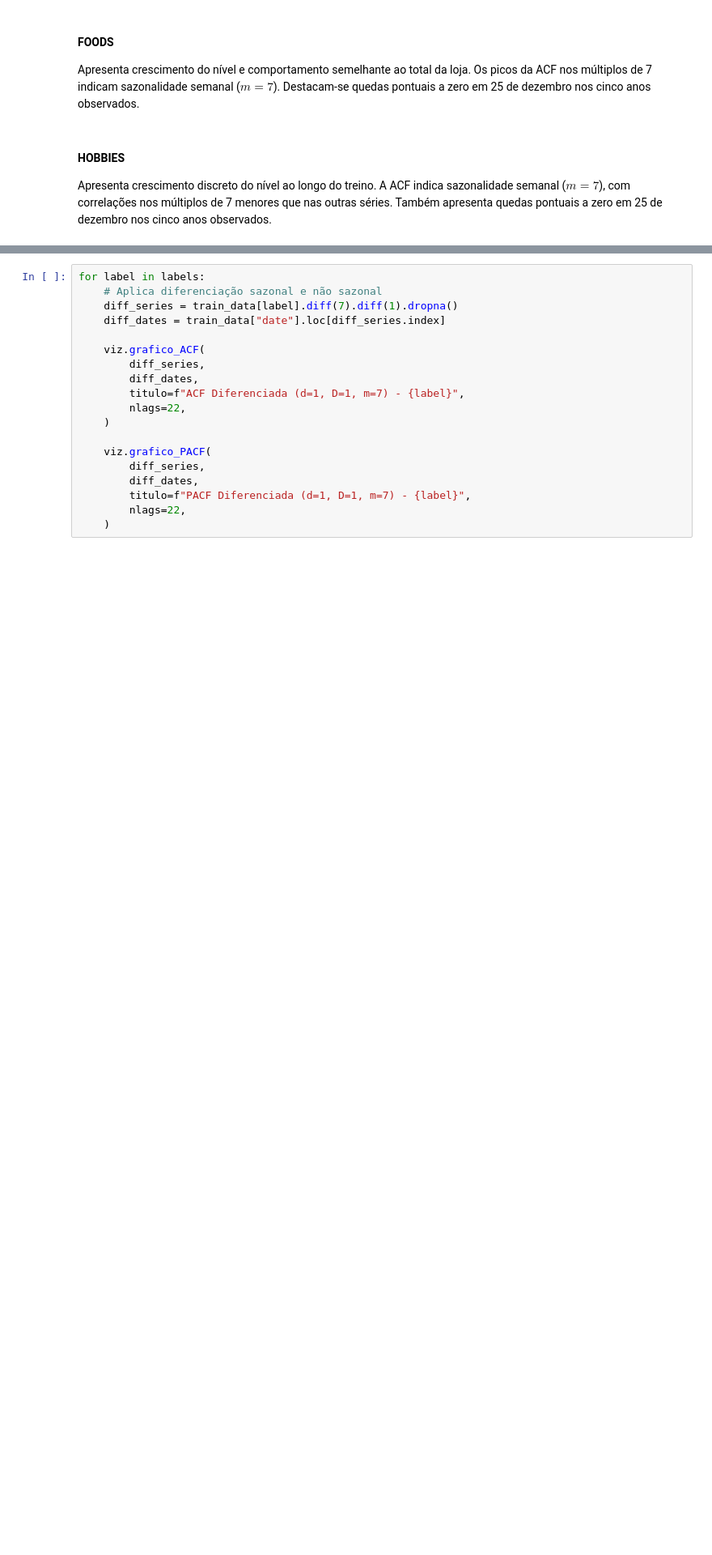
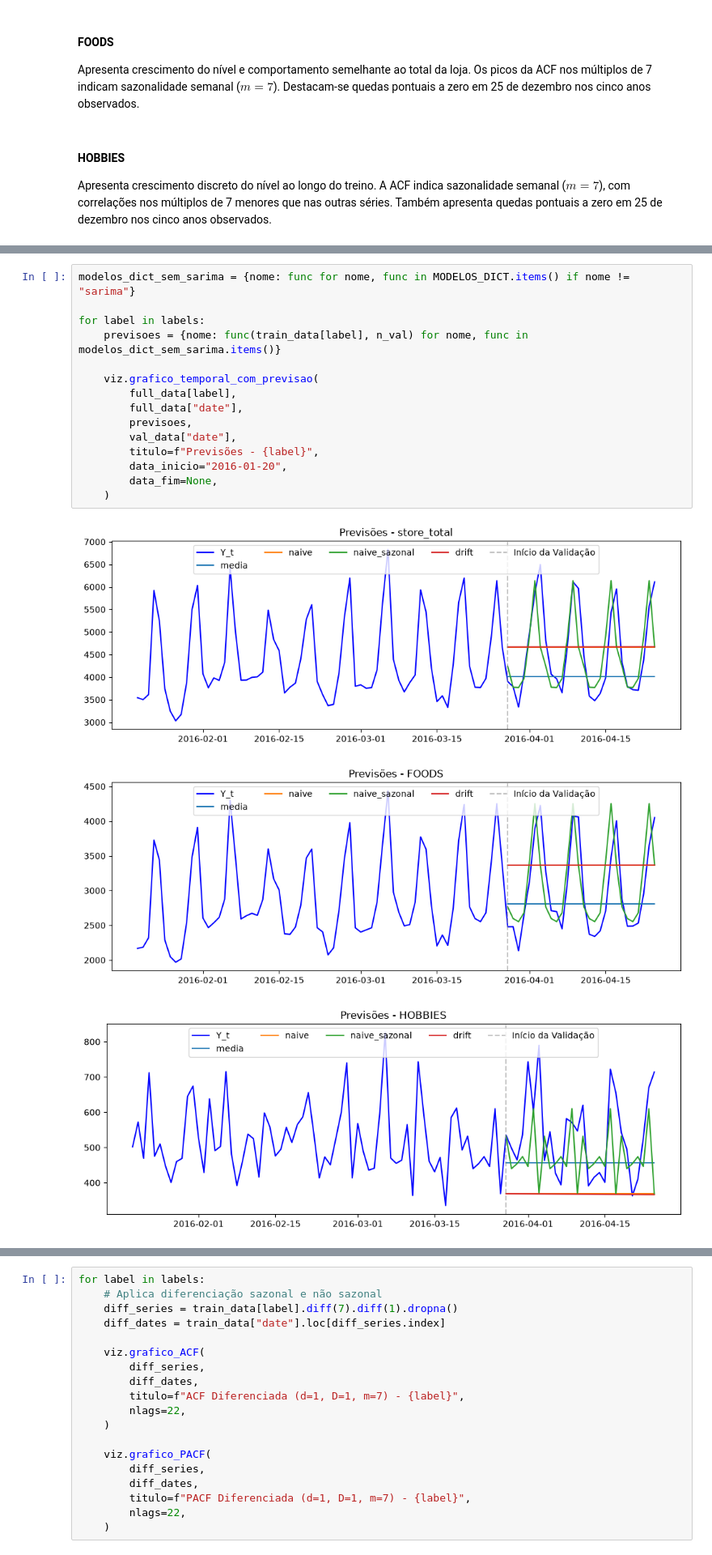
Before and after one commit to mistercapote/time-series-a2-2026, a Jupyter notebook: main.ipynb, the cells around one changed output, grey strips where cells are left out. Shown at 81% size. Saved outputs shown, nothing was run; the diff lists cells and outputs as text; blank space fills up the shorter version.

```diff
--- a/main.ipynb
+++ b/main.ipynb
@@ -132,3 +133,22 @@ Apresenta crescimento discreto do nível ao longo do treino. A ACF indica sazona
+# %%
+modelos_dict_sem_sarima = {nome: func for nome, func in MODELOS_DICT.items() if nome != "sarima"}
+
+for label in labels:
+    previsoes = {nome: func(train_data[label], n_val) for nome, func in modelos_dict_sem_sarima.items()}
+
+    viz.grafico_temporal_com_previsao(
+        full_data[label],
+        full_data["date"],
+        previsoes,
+        val_data["date"],
+        titulo=f"Previsões - {label}",
+        data_inicio="2016-01-20",
+        data_fim=None,
+    )
+# %% [output]
+[figure, added]
+[figure, added]
+[figure, added]
 # %% [markdown]
 ## Modelagem SARIMA
 
```
Also changed, not shown: parts of 9 cells of this notebook, 4 other files.
